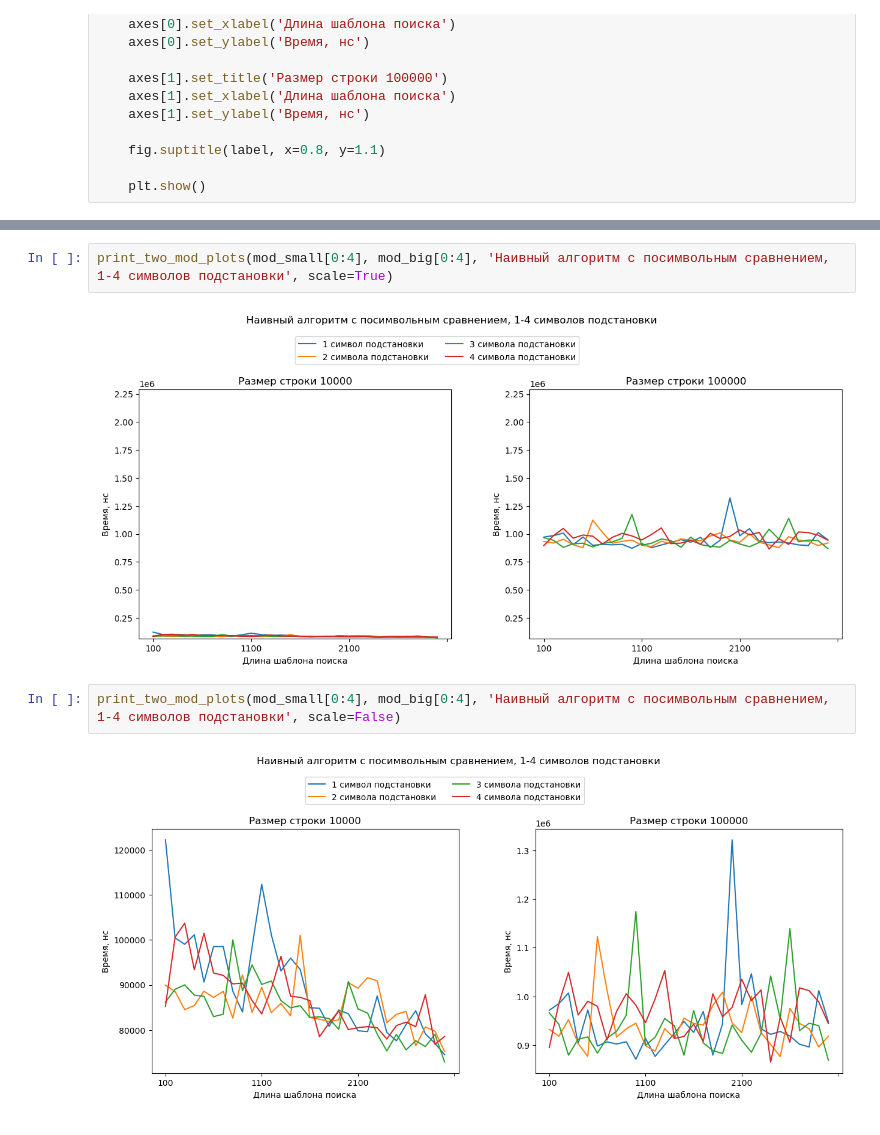
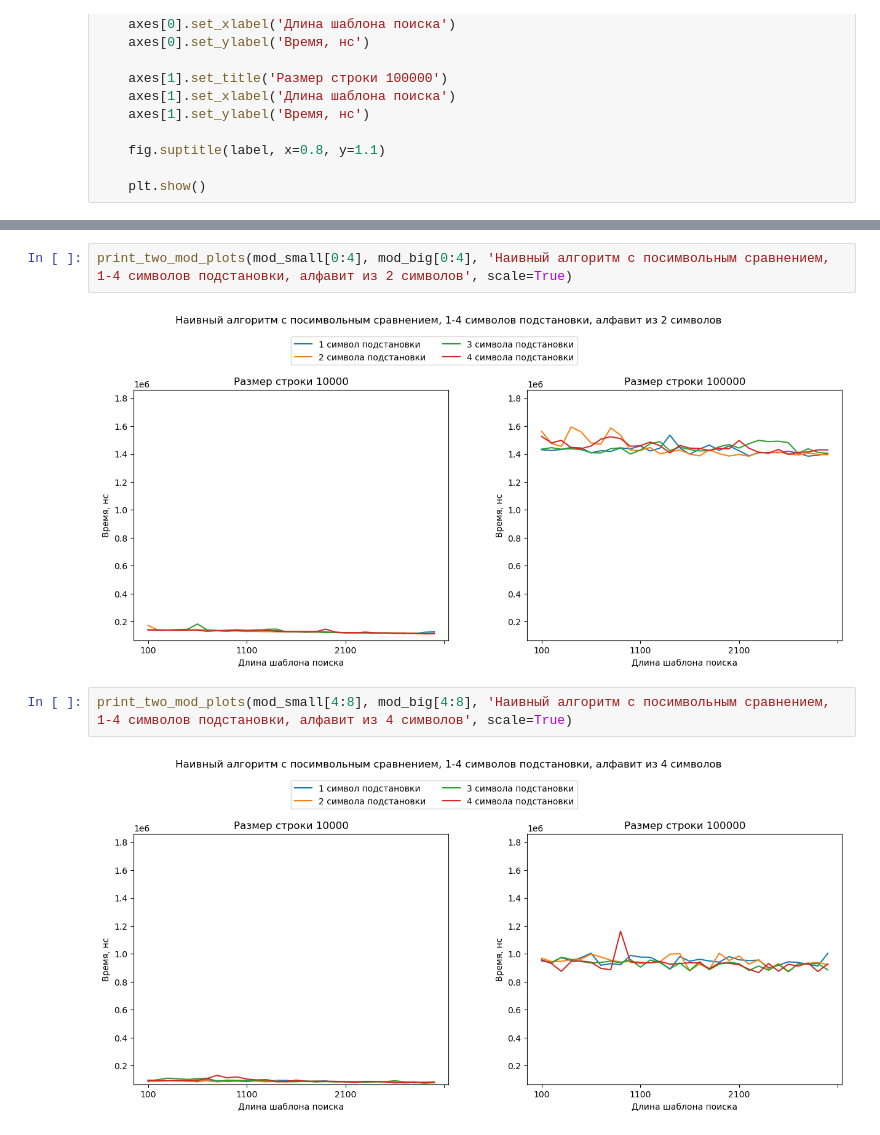
Before and after one commit to KobyzevIlya/KDZ, a Jupyter notebook: KDZ-2/report/ipynb/charts.ipynb, the cells around one changed output, grey strips where cells are left out. Saved outputs shown, nothing was run; the diff lists cells and outputs as text.

```diff
--- a/KDZ-2/report/ipynb/charts.ipynb
+++ b/KDZ-2/report/ipynb/charts.ipynb
@@ -88,9 +96,9 @@ print_two_clear_plots(clear_small[2:3], clear_big[2:3], 'КМП, уточнен
 # %%
-print_two_mod_plots(mod_small[0:4], mod_big[0:4], 'Наивный алгоритм с посимвольным сравнением, 1-4 символов подстановки', scale=True)
+print_two_mod_plots(mod_small[0:4], mod_big[0:4], 'Наивный алгоритм с посимвольным сравнением, 1-4 символов подстановки, алфавит из 2 символов', scale=True)
 # %% [output]
-[figure, old version]
+[figure, new version]
 # %%
-print_two_mod_plots(mod_small[0:4], mod_big[0:4], 'Наивный алгоритм с посимвольным сравнением, 1-4 символов подстановки', scale=False)
+print_two_mod_plots(mod_small[4:8], mod_big[4:8], 'Наивный алгоритм с посимвольным сравнением, 1-4 символов подстановки, алфавит из 4 символов', scale=True)
 # %% [output]
-[figure, old version]
+[figure, new version]
 # %%
```
Also changed, not shown: parts of 10 cells of this notebook, 5 other files.
